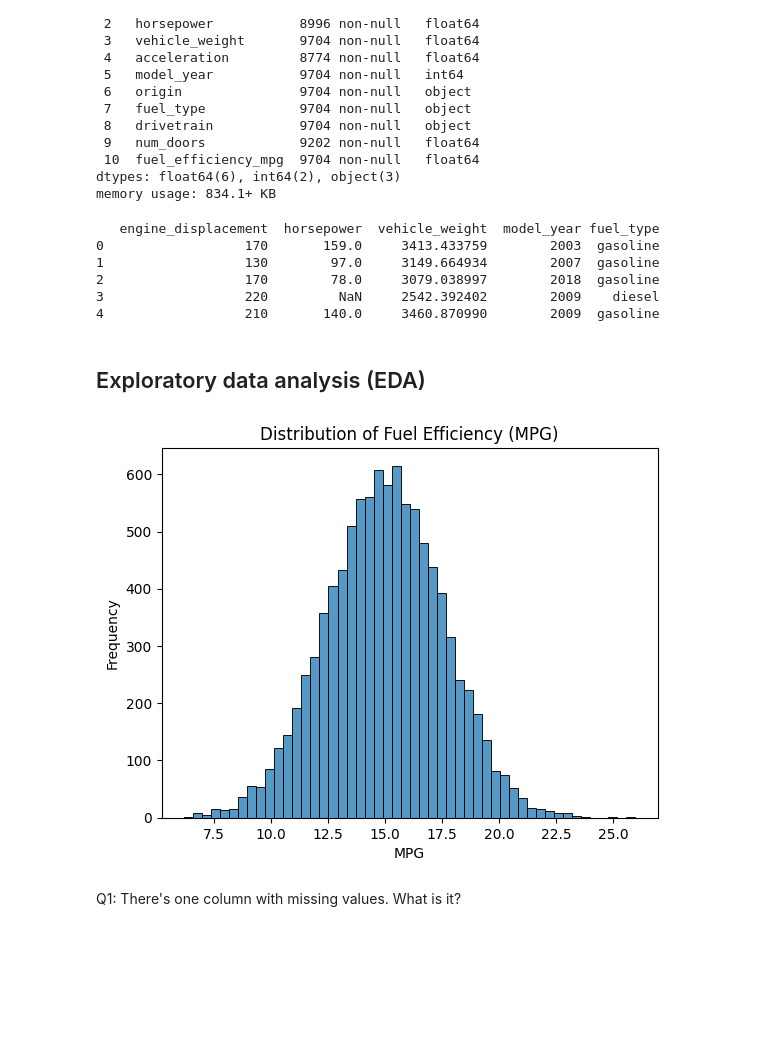
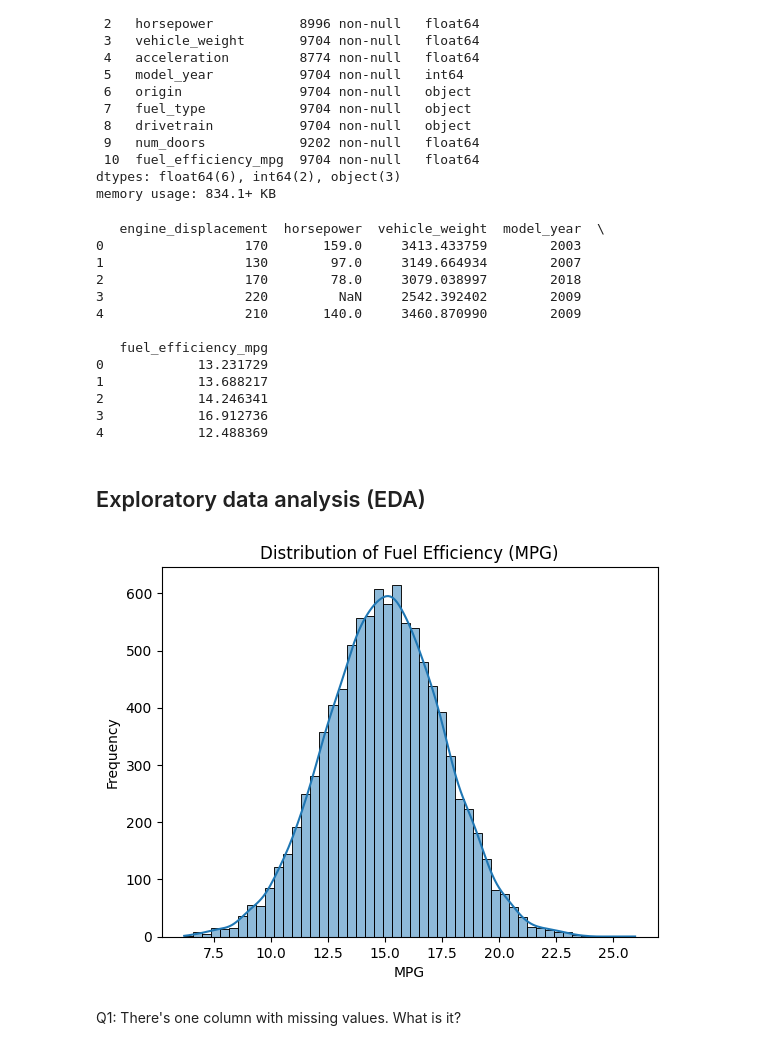
Before and after one commit to abliskan/ML-Zoomcamp-Personal-Note, a Jupyter notebook: 02_Regression/exercise/Week_2_with_note.ipynb, the cells around one changed output. Saved outputs shown, nothing was run; the diff lists cells and outputs as text; code cells hidden in the pictures; blank space fills up the shorter version.

```diff
--- a/02_Regression/exercise/Week_2_with_note.ipynb
+++ b/02_Regression/exercise/Week_2_with_note.ipynb
@@ -100,29 +100,36 @@ selected_columns = [
     'horsepower',
     'vehicle_weight',
     'model_year',
-    'fuel_type',
+    'fuel_efficiency_mpg'
 ]
 
 filtered_df = df[selected_columns]
 
 print(filtered_df.head())
 # %% [output]
-   engine_displacement  horsepower  vehicle_weight  model_year fuel_type
-0                  170       159.0     3413.433759        2003  gasoline
-1                  130        97.0     3149.664934        2007  gasoline
-2                  170        78.0     3079.038997        2018  gasoline
-3                  220         NaN     2542.392402        2009    diesel
-4                  210       140.0     3460.870990        2009  gasoline
+   engine_displacement  horsepower  vehicle_weight  model_year  \
+0                  170       159.0     3413.433759        2003
+1                  130        97.0     3149.664934        2007
+2                  170        78.0     3079.038997        2018
+3                  220         NaN     2542.392402        2009
+4                  210       140.0     3460.870990        2009
+
+   fuel_efficiency_mpg
+0            13.231729
+1            13.688217
+2            14.246341
+3            16.912736
+4            12.488369
 # %% [markdown]
 ## Exploratory data analysis (EDA)
 # %%
-sns.histplot(df.fuel_efficiency_mpg, bins=50)
+sns.histplot(df.fuel_efficiency_mpg, bins=50, kde=True)
 plt.title('Distribution of Fuel Efficiency (MPG)')
 plt.xlabel('MPG')
 plt.ylabel('Frequency')
 plt.show()
 # %% [output]
-[figure, old version]
+[figure, new version]
 # %% [markdown]
 Q1: There's one column with missing values. What is it?
 # %%
```
Also changed, not shown: parts of 77 cells of this notebook, 1 other file.
